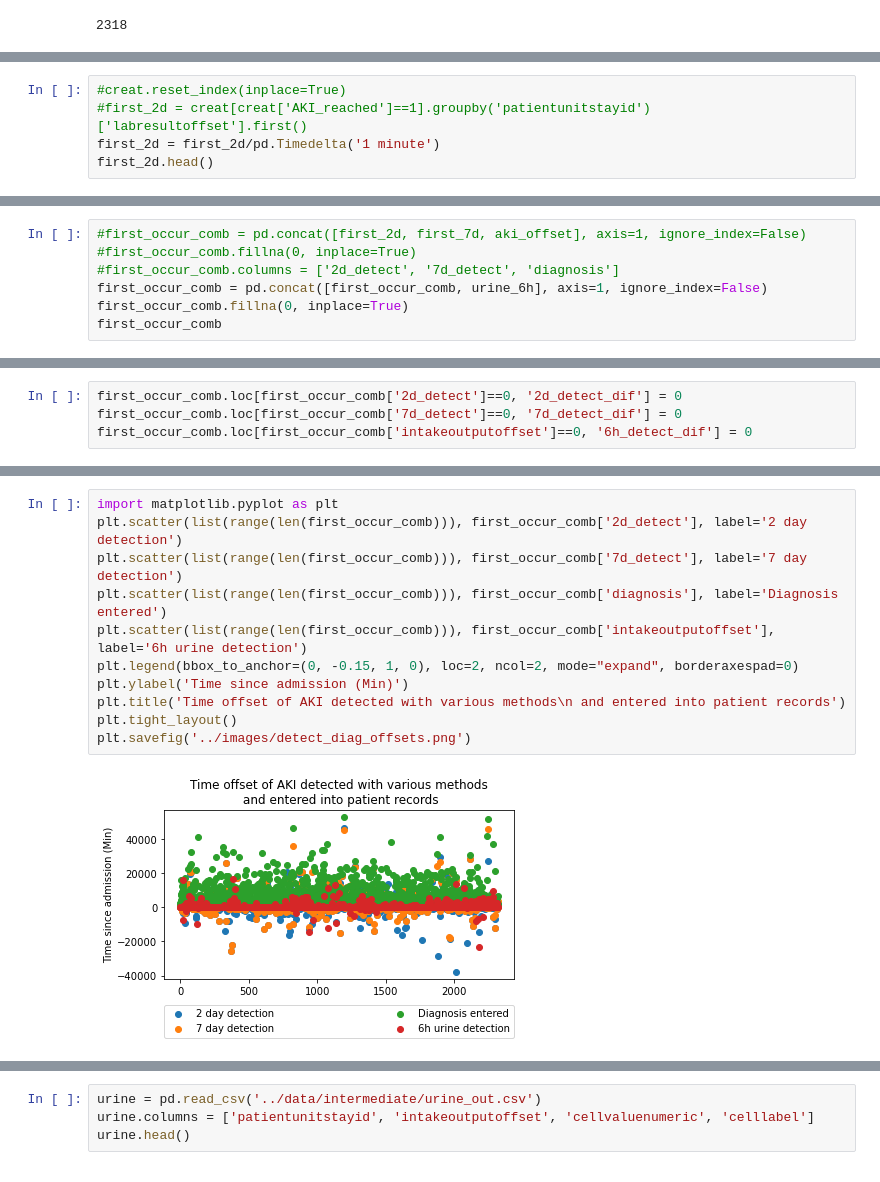
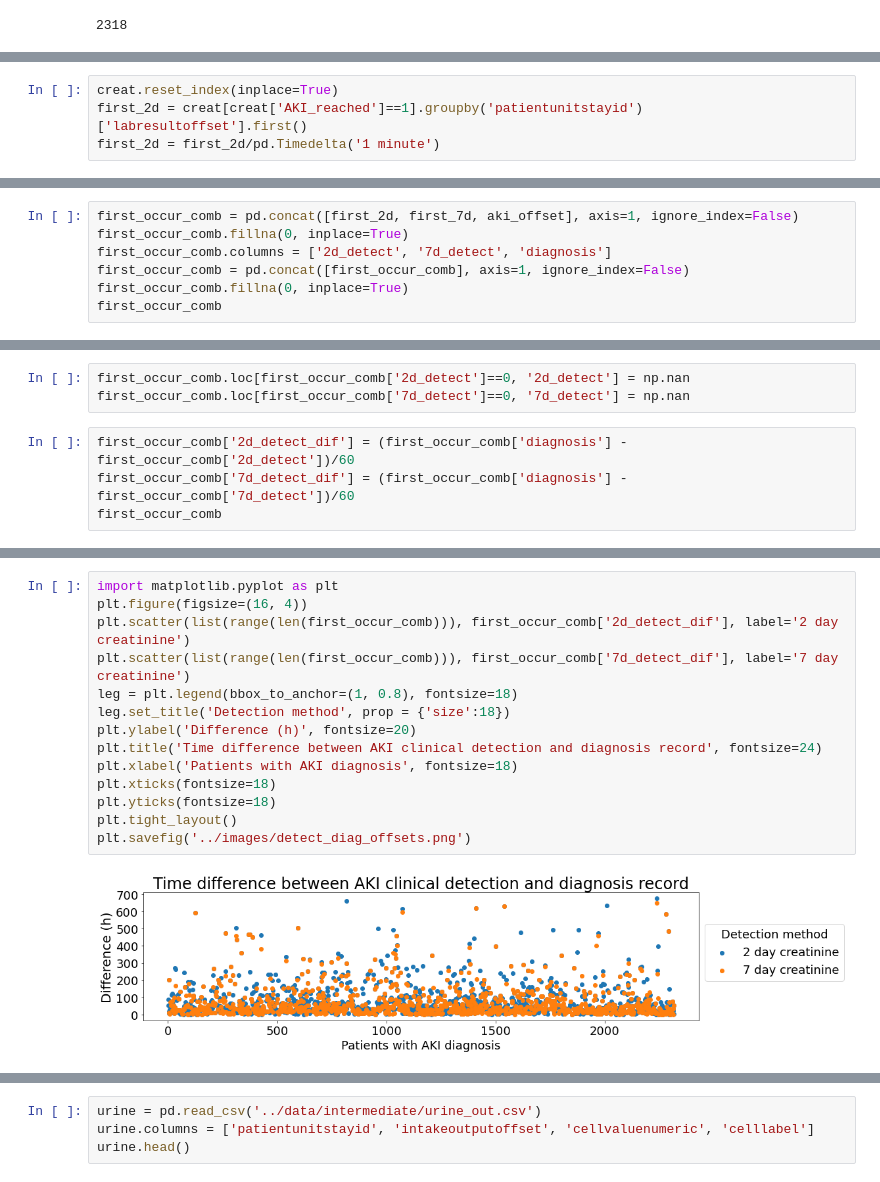
Before and after one commit to zhakhverdyan/eICU_AKIlert, a Jupyter notebook: notebooks/compare_diag_creatinine_difference.ipynb, the cells around one changed output, grey strips where cells are left out. Drawn from its saved outputs; the diff is of its cells as text.

Commit message:
changed the definition of qualifying admissions, include info before icu

```diff
--- a/notebooks/compare_diag_creatinine_difference.ipynb
+++ b/notebooks/compare_diag_creatinine_difference.ipynb
@@ -215,5 +111,4 @@ len(h48_only)/len(same_pat)
 # %%
-#creat.reset_index(inplace=True)
-#first_2d = creat[creat['AKI_reached']==1].groupby('patientunitstayid')['labresultoffset'].first()
+creat.reset_index(inplace=True)
+first_2d = creat[creat['AKI_reached']==1].groupby('patientunitstayid')['labresultoffset'].first()
 first_2d = first_2d/pd.Timedelta('1 minute')
-first_2d.head()
@@ -257,8 +120,8 @@ Name: qa.aki_offset, Length: 2318, dtype: int64
 # %%
-#first_occur_comb = pd.concat([first_2d, first_7d, aki_offset], axis=1, ignore_index=False)
-#first_occur_comb.fillna(0, inplace=True)
-#first_occur_comb.columns = ['2d_detect', '7d_detect', 'diagnosis']
-first_occur_comb = pd.concat([first_occur_comb, urine_6h], axis=1, ignore_index=False)
+first_occur_comb = pd.concat([first_2d, first_7d, aki_offset], axis=1, ignore_index=False)
+first_occur_comb.fillna(0, inplace=True)
+first_occur_comb.columns = ['2d_detect', '7d_detect', 'diagnosis']
+first_occur_comb = pd.concat([first_occur_comb], axis=1, ignore_index=False)
 first_occur_comb.fillna(0, inplace=True)
 first_occur_comb
 # %% [output]
@@ -279,4 +142,7 @@ first_occur_comb
 # %%
-first_occur_comb.loc[first_occur_comb['2d_detect']==0, '2d_detect_dif'] = 0
-first_occur_comb.loc[first_occur_comb['7d_detect']==0, '7d_detect_dif'] = 0
-first_occur_comb.loc[first_occur_comb['intakeoutputoffset']==0, '6h_detect_dif'] = 0
+first_occur_comb.loc[first_occur_comb['2d_detect']==0, '2d_detect'] = np.nan
+first_occur_comb.loc[first_occur_comb['7d_detect']==0, '7d_detect'] = np.nan
+# %%
+first_occur_comb['2d_detect_dif'] = (first_occur_comb['diagnosis'] - first_occur_comb['2d_detect'])/60
+first_occur_comb['7d_detect_dif'] = (first_occur_comb['diagnosis'] - first_occur_comb['7d_detect'])/60
+first_occur_comb
@@ -283,15 +164,18 @@ first_occur_comb.loc[first_occur_comb['intakeoutputoffset']==0, '6h_detect_dif']
 # %%
 import matplotlib.pyplot as plt
-plt.scatter(list(range(len(first_occur_comb))), first_occur_comb['2d_detect'], label='2 day detection')
-plt.scatter(list(range(len(first_occur_comb))), first_occur_comb['7d_detect'], label='7 day detection')
-plt.scatter(list(range(len(first_occur_comb))), first_occur_comb['diagnosis'], label='Diagnosis entered')
-plt.scatter(list(range(len(first_occur_comb))), first_occur_comb['intakeoutputoffset'], label='6h urine detection')
-plt.legend(bbox_to_anchor=(0, -0.15, 1, 0), loc=2, ncol=2, mode="expand", borderaxespad=0)
-plt.ylabel('Time since admission (Min)')
-plt.title('Time offset of AKI detected with various methods\n and entered into patient records')
+plt.figure(figsize=(16, 4))
+plt.scatter(list(range(len(first_occur_comb))), first_occur_comb['2d_detect_dif'], label='2 day creatinine')
+plt.scatter(list(range(len(first_occur_comb))), first_occur_comb['7d_detect_dif'], label='7 day creatinine')
+leg = plt.legend(bbox_to_anchor=(1, 0.8), fontsize=18)
+leg.set_title('Detection method', prop = {'size':18})
+plt.ylabel('Difference (h)', fontsize=20)
+plt.title('Time difference between AKI clinical detection and diagnosis record', fontsize=24)
+plt.xlabel('Patients with AKI diagnosis', fontsize=18)
+plt.xticks(fontsize=18)
+plt.yticks(fontsize=18)
 plt.tight_layout()
 plt.savefig('../images/detect_diag_offsets.png')
 # %% [output]
-[figure, old version]
+[figure, new version]
 # %%
 import seaborn as sns
```
Also changed, not shown: parts of 47 cells of this notebook, 7 other files.
